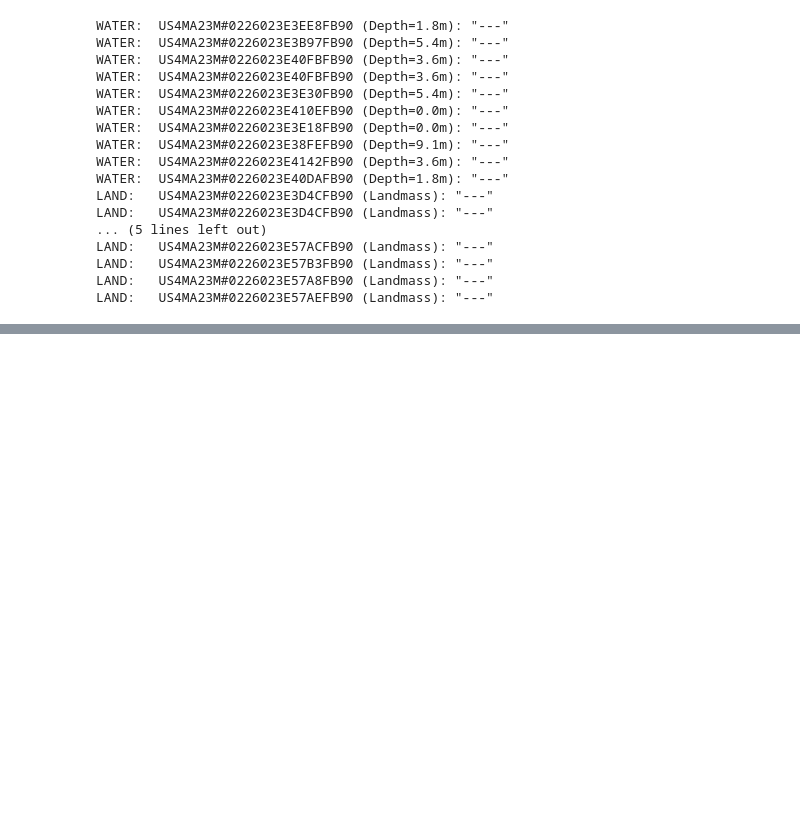
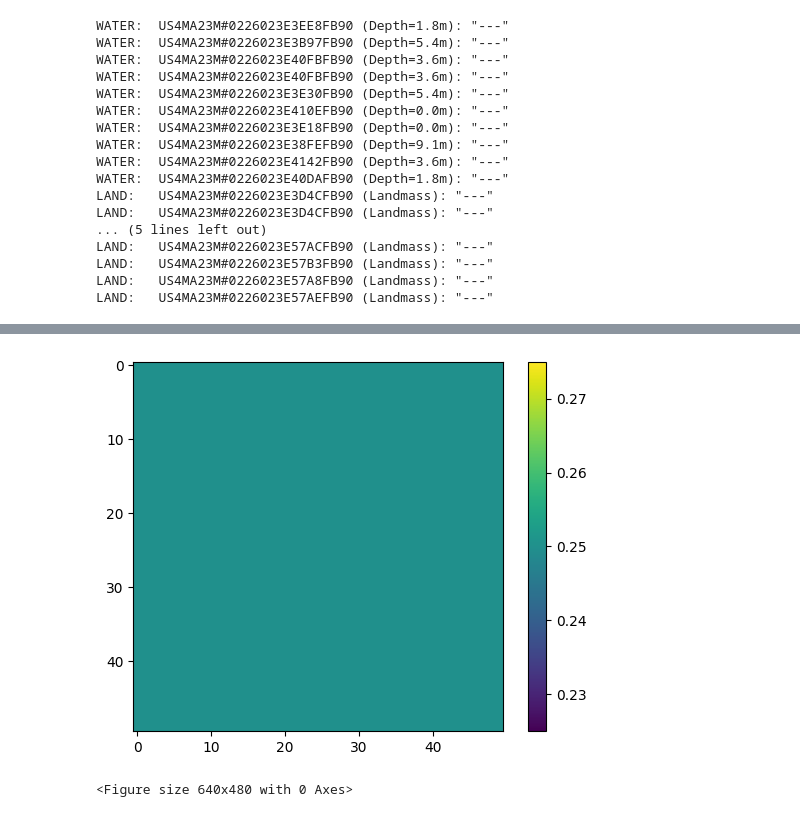
Before and after one commit to HRI-EU/ProMis, a Jupyter notebook: promis-ships.ipynb, the cells around one changed output, grey strips where cells are left out. Drawn from its saved outputs; the diff is of its cells as text; code cells hidden in the pictures; blank space fills up the shorter version.

```diff
--- a/promis-ships.ipynb
+++ b/promis-ships.ipynb
@@ -502,3 +120,11 @@ pass
+# %%
+plt.imshow(pmd.depth.variance.data)  # This is usually constant
+plt.colorbar()
+plt.show()
+plt.clf()
+# %% [output]
+[figure, added]
+<Figure size 640x480 with 0 Axes>
 # %%
 # Generate landscape
 # with open("movement.pl") as model_file:
```
Also changed, not shown: parts of 15 cells of this notebook, 8 other files.
